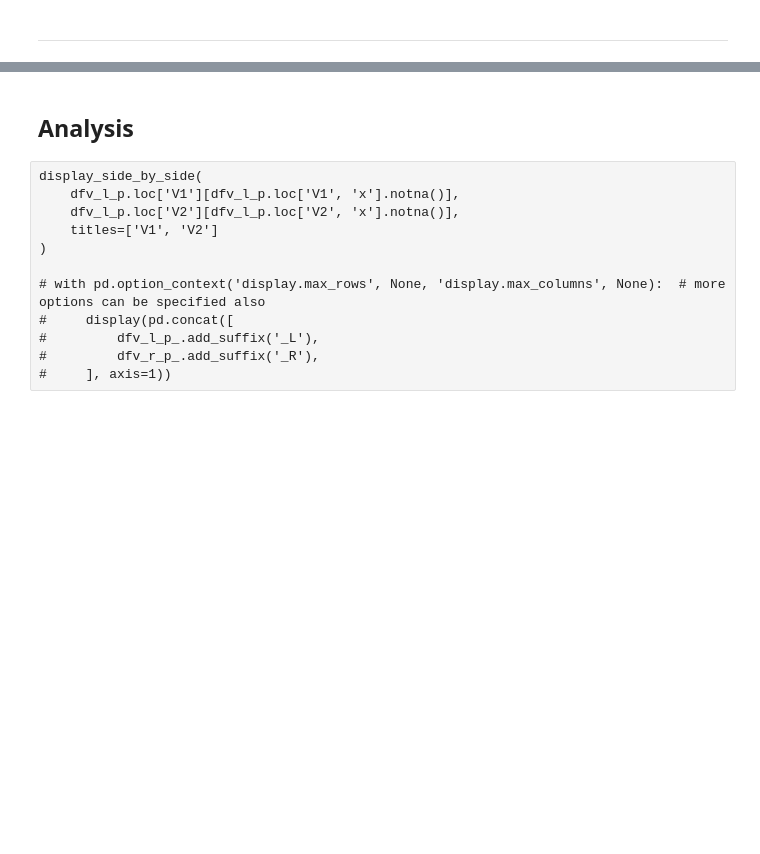
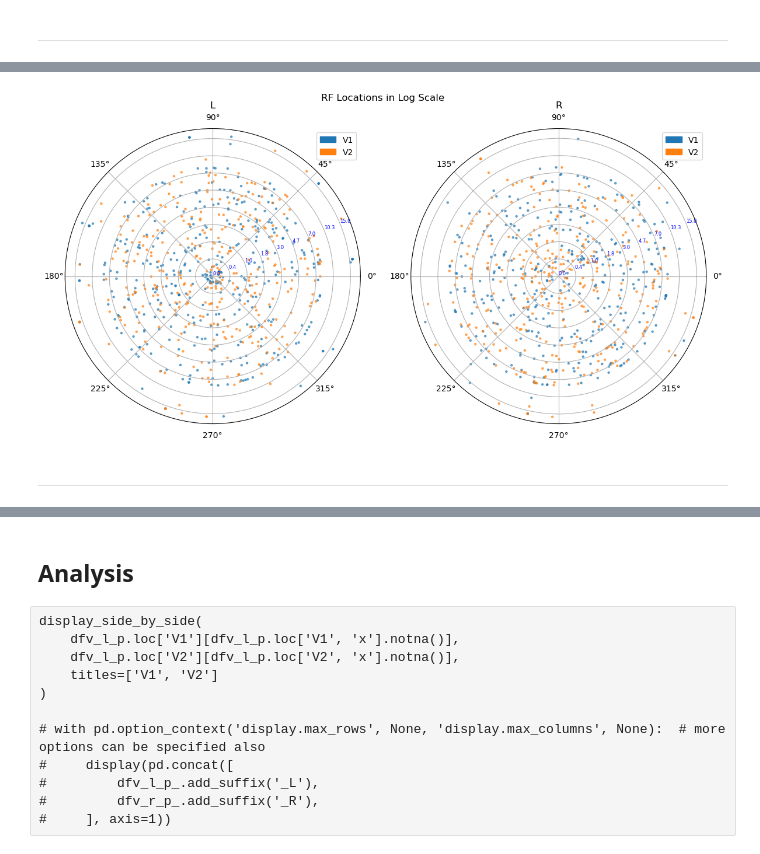
Before and after one commit to pulkitgoyal56/HCP-Playground, a Jupyter notebook: prfresults.ipynb, the cells around one changed output, grey strips where cells are left out. Drawn from its saved outputs; the diff is of its cells as text; code cells hidden in the pictures; blank space fills up the shorter version.

```diff
--- a/prfresults.ipynb
+++ b/prfresults.ipynb
@@ -523,18 +554,22 @@ plt.tight_layout()
 # %%
 fig, axs = plt.subplots(1, 2, figsize=(12, 6), subplot_kw={'projection': 'polar'})
 
-axs[0].scatter(dfv_l['ang'], np.log(1 + dfv_l['ecc']), s=5, c=[roi_colors[l] for l in dfv_l[label]], alpha=0.6)
+axs[0].scatter(dfv_l_i['ang'], np.log(1 + dfv_l_i['ecc']), s=5, c=[roi_colors[l] for l in dfv_l_i[label]], alpha=0.6)
 axs[0].legend(handles=[mpatches.Patch(color=roi_color, label=roi_label) for roi_label, roi_color in roi_colors.items()])
 axs[0].set_rgrids(np.log(1 + ECC_MESH), ECC_MESH.round(1), color='b', fontsize=6)
 axs[0].set_title('L')
 
-axs[1].scatter(dfv_r['ang'], np.log(1 + dfv_r['ecc']), s=5, c=[roi_colors[l] for l in dfv_r[label]], alpha=0.6)
+axs[1].scatter(dfv_r_i['ang'], np.log(1 + dfv_r_i['ecc']), s=5, c=[roi_colors[l] for l in dfv_r_i[label]], alpha=0.6)
 axs[1].legend(handles=[mpatches.Patch(color=roi_color, label=roi_label) for roi_label, roi_color in roi_colors.items()])
 axs[1].set_rgrids(np.log(1 + ECC_MESH), ECC_MESH.round(1), color='b', fontsize=6)
 axs[1].set_title('R')
 
 # ax.set_thetagrids(ANG_MESH[:-1], [fr'${ANG_MESH[i]}^{{\circ}}$' if i%3 == 0 else None for i in range(len(ANG_MESH[:-1]))])
 # ax.set_thetagrids([0])
 
 fig.suptitle('RF Locations in Log Scale')
 plt.tight_layout()
+# %% [output]
+[figure, added]
+# %% [markdown]
+---
```
Also changed, not shown: parts of 66 cells of this notebook.
